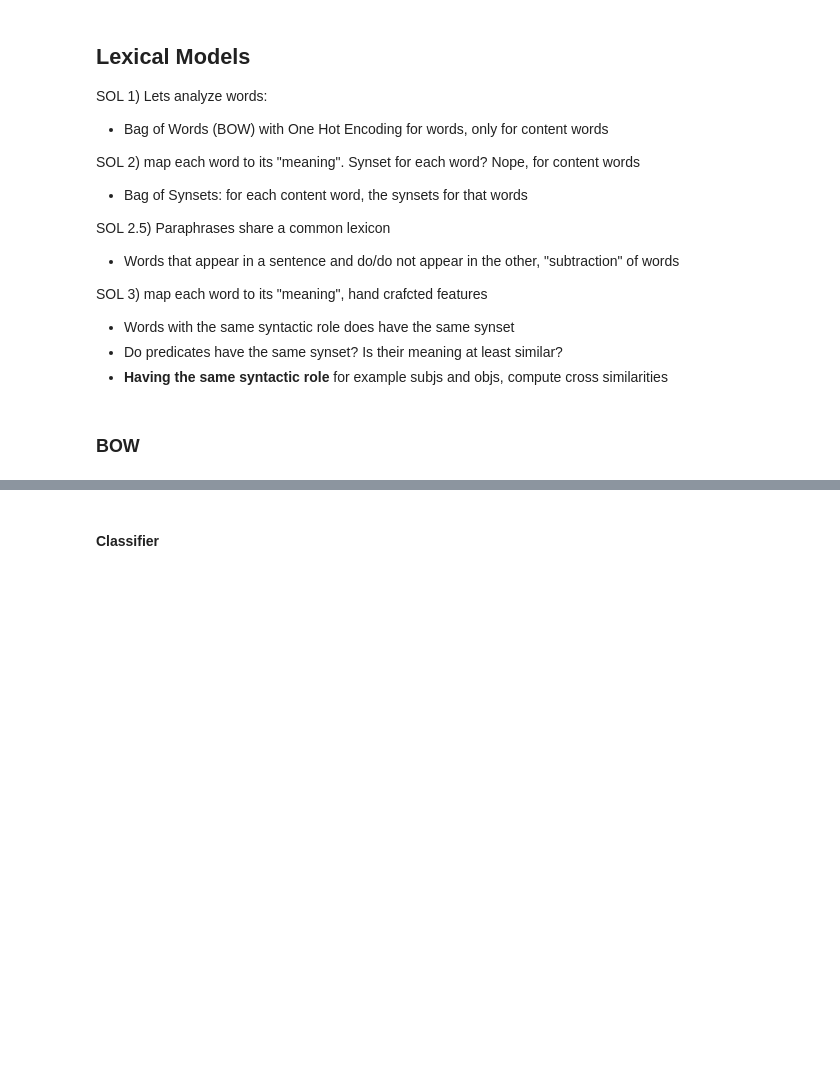
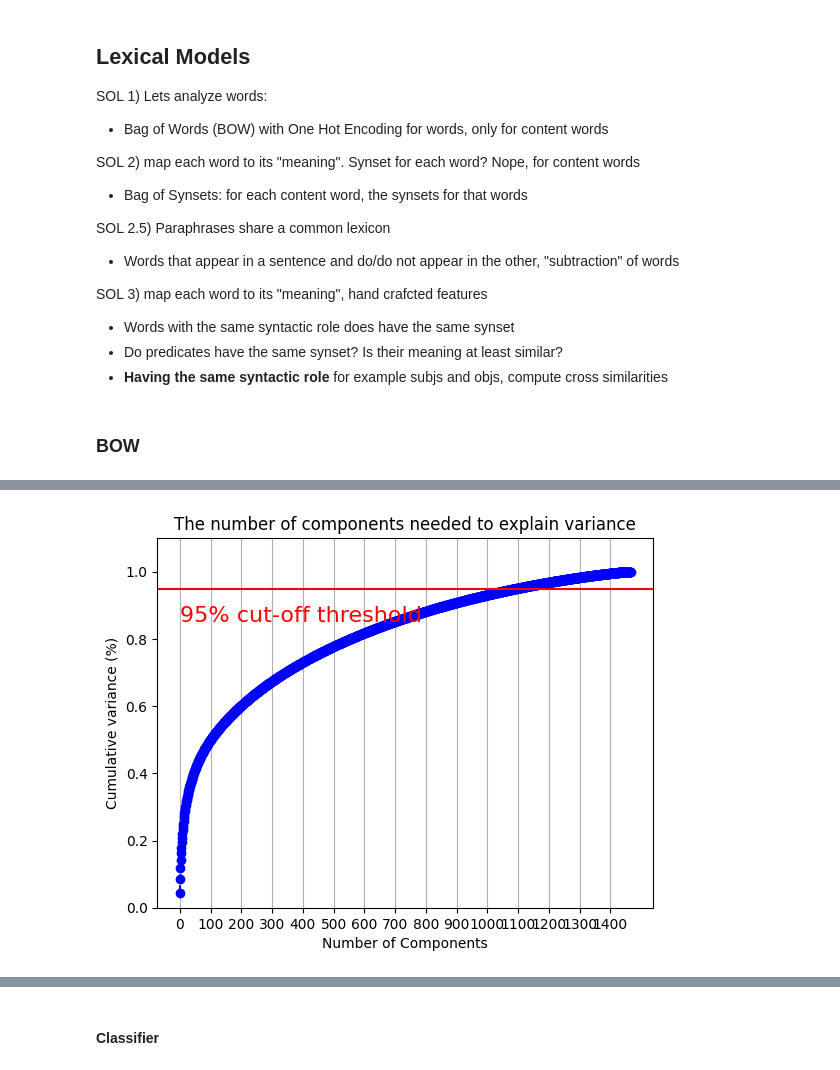
Before and after one commit to elenasofia98/PracticalNLP-2023-2024, a Jupyter notebook: HoL05_1_ParaphraseClassification_LexicalFeatures.ipynb, the cells around one changed output, grey strips where cells are left out. Saved outputs shown, nothing was run; the diff lists cells and outputs as text; code cells hidden in the pictures; blank space fills up the shorter version.

```diff
--- a/HoL05_1_ParaphraseClassification_LexicalFeatures.ipynb
+++ b/HoL05_1_ParaphraseClassification_LexicalFeatures.ipynb
@@ -418,24 +504,26 @@ len(pca.explained_variance_ratio_)
 # %%
 import matplotlib.pyplot as plt
 
 fig, ax = plt.subplots()
 
 plt.ylim(0.0,1.1)
 
 
 xi = np.arange(0, len(explained_in_top), step=1)
 plt.plot(xi, explained_in_top, marker='o', linestyle='--', color='b')
 
 plt.xlabel('Number of Components')
-plt.xticks(np.arange(0, len(explained_in_top), step=50))
+plt.xticks(np.arange(0, len(explained_in_top), step=100))
 plt.ylabel('Cumulative variance (%)')
 plt.title('The number of components needed to explain variance')
 
 plt.axhline(y=0.95, color='r', linestyle='-')
 plt.text(0.5, 0.85, '95% cut-off threshold', color = 'red', fontsize=16)
 
 ax.grid(axis='x')
 plt.show()
+# %% [output]
+[figure, added]
 # %%
 num_components = len(explained_in_top) - len(explained_in_top[explained_in_top>0.95])
 num_components
```
Also changed, not shown: parts of 29 cells of this notebook.
